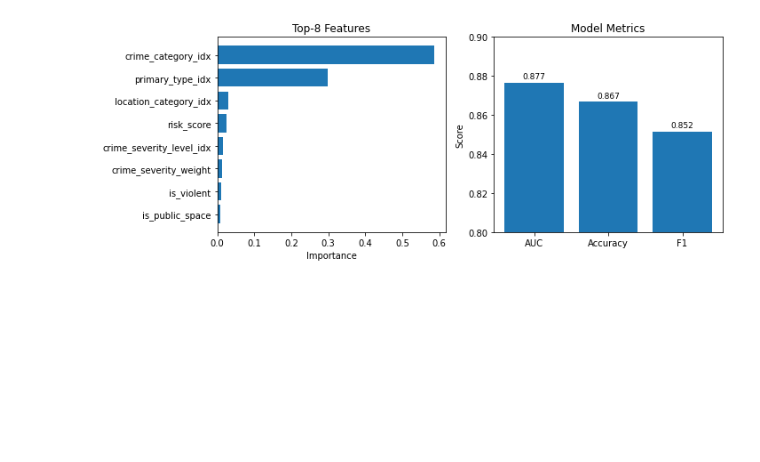
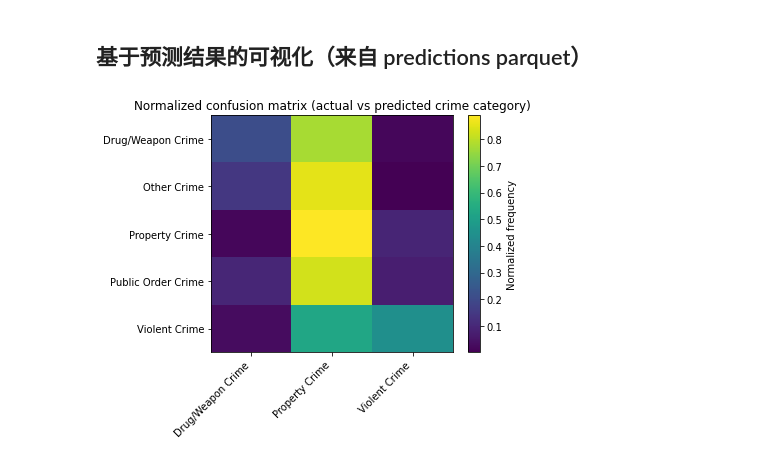
Before and after one commit to KyotoBai/chicago-crime-bigdata, a Jupyter notebook: notebooks/chicago_crimes_ml_vizs.ipynb, the cells around one changed output. Saved outputs shown, nothing was run; the diff lists cells and outputs as text; code cells hidden in the pictures; blank space fills up the shorter version.

```diff
--- a/notebooks/chicago_crimes_ml_vizs.ipynb
+++ b/notebooks/chicago_crimes_ml_vizs.ipynb
@@ -106,0 +29,13 @@ plt.show()
+# %%
+from pyspark.sql import SparkSession
+
+spark = (SparkSession.builder
+         .appName("InspectCrimeTypePredictions")
+         .master("spark://spark-master:7077")
+         .getOrCreate())
+
+pred_path = "hdfs://namenode:9000/data/results/crime_type_predictions_rf.parquet"
+pred_df = spark.read.parquet(pred_path)
+
+pred_df.printSchema()
+pred_df.show(5, truncate=False)
@@ -162,22 +118,34 @@ plt.show()
-# %%
-fig, axes = plt.subplots(1, 2, figsize=(10, 4))
-
-# 左侧：Top-8 feature importance
-df_top8 = df_imp.sort_values("importance", ascending=False).head(8)
-df_top8 = df_top8.sort_values("importance", ascending=True)
-axes[0].barh(df_top8["feature"], df_top8["importance"])
-axes[0].set_xlabel("Importance")
-axes[0].set_title("Top-8 Features")
-
-# 右侧：指标柱状图
-axes[1].bar(df_metrics["metric"], df_metrics["value"])
-axes[1].set_ylim(0.8, 0.9)
-axes[1].set_ylabel("Score")
-axes[1].set_title("Model Metrics")
-for i, v in enumerate(df_metrics["value"]):
-    axes[1].text(i, v + 0.002, f"{v:.3f}", ha="center", fontsize=9)
-
-plt.tight_layout()
-plt.show()
-# %% [output]
-[figure, removed]
+# %% [markdown]
+## 基于预测结果的可视化（来自 predictions parquet）
+# %%
+# 混淆矩阵（真实 vs 预测 crime_category）
+from pyspark.sql import functions as F
+import matplotlib.pyplot as plt
+
+pred_path = "hdfs://namenode:9000/data/results/crime_type_predictions_rf.parquet"
+pred_df = spark.read.parquet(pred_path)
+
+# 1) 计算 actual vs predicted 的计数
+cm_df = (pred_df
+         .groupBy("crime_category", "predicted_crime_category")
+         .agg(F.count("*").alias("n")))
+
+cm_pdf = cm_df.toPandas().pivot(
+    index="crime_category",
+    columns="predicted_crime_category",
+    values="n"
+).fillna(0)
+
+# 2) 行归一化，得到“在真实类 c 下，被预测成各类的比例”
+cm_norm = cm_pdf.div(cm_pdf.sum(axis=1), axis=0)
+
+plt.figure(figsize=(6, 5))
+plt.imshow(cm_norm.values, aspect="auto")
+plt.xticks(range(len(cm_norm.columns)), cm_norm.columns, rotation=45, ha="right")
+plt.yticks(range(len(cm_norm.index)), cm_norm.index)
+plt.colorbar(label="Normalized frequency")
+plt.title("Normalized confusion matrix (actual vs predicted crime category)")
+plt.tight_layout()
+plt.show()
+# %% [output]
+[figure, added]
```
Also changed, not shown: parts of 14 cells of this notebook, 2 other files.
